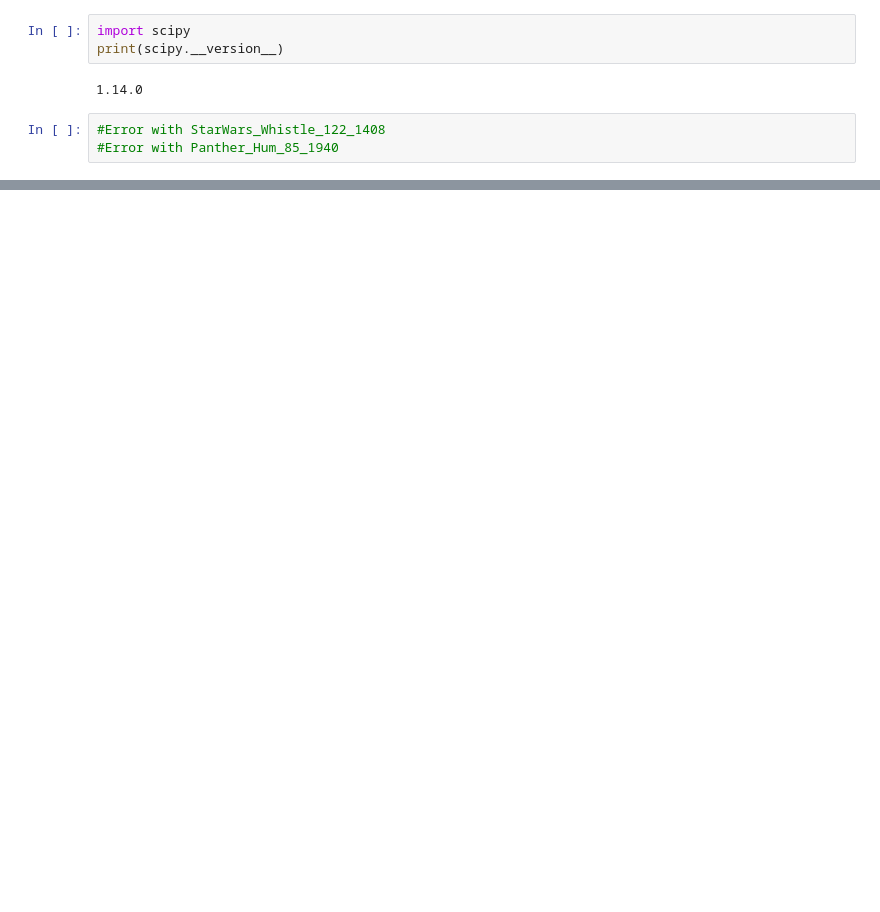
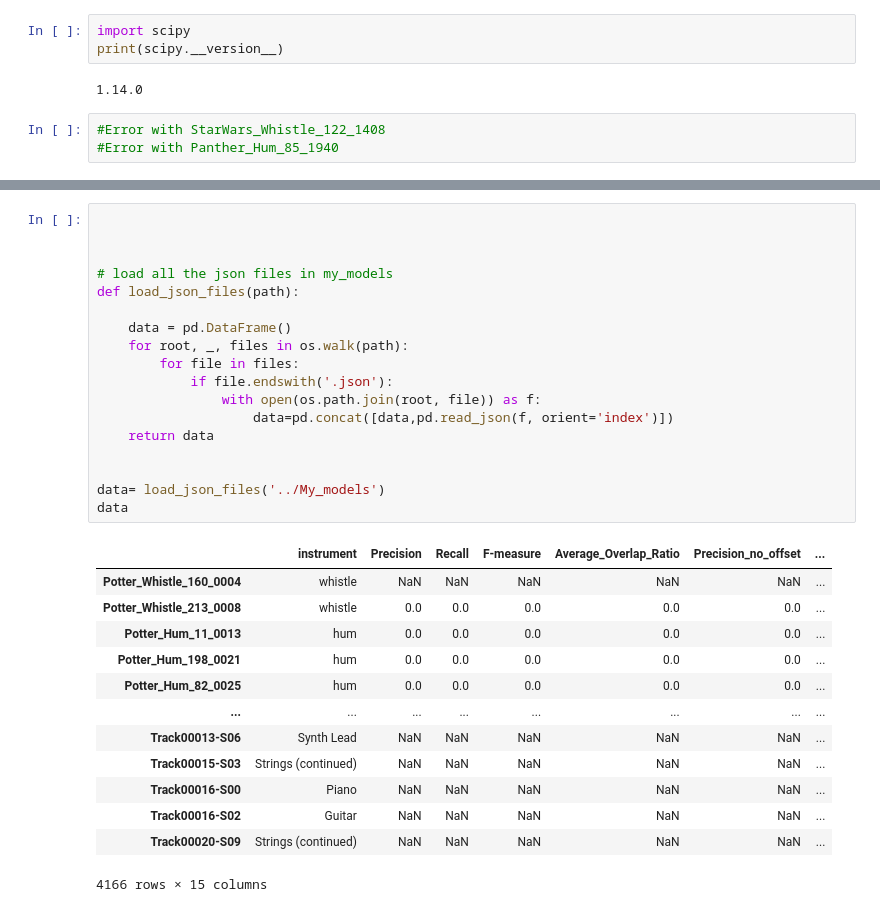
Before and after one commit to Lorenzo2703/Advanced_Pitch, a Jupyter notebook: BasicPitch/basic_pitch/Utils.ipynb, the cells around one changed output, grey strips where cells are left out. Saved outputs shown, nothing was run; the diff lists cells and outputs as text; blank space fills up the shorter version.

```diff
--- a/BasicPitch/basic_pitch/Utils.ipynb
+++ b/BasicPitch/basic_pitch/Utils.ipynb
@@ -264,0 +358,32 @@ class HWDFilterInvalidTracks(beam.DoFn):
+# %%
+
+
+
+# load all the json files in my_models
+def load_json_files(path):
+
+    data = pd.DataFrame()
+    for root, _, files in os.walk(path):
+        for file in files:
+            if file.endswith('.json'):
+                with open(os.path.join(root, file)) as f:
+                    data=pd.concat([data,pd.read_json(f, orient='index')])
+    return data
+
+
+data= load_json_files('../My_models')
+data
+# %% [output]
+|  | instrument | Precision | Recall | F-measure | Average_Overlap_Ratio | Precision_no_offset | ... |
+| Potter_Whistle_160_0004 | whistle | NaN | NaN | NaN | NaN | NaN | ... |
+| Potter_Whistle_213_0008 | whistle | 0.0 | 0.0 | 0.0 | 0.0 | 0.0 | ... |
+| Potter_Hum_11_0013 | hum | 0.0 | 0.0 | 0.0 | 0.0 | 0.0 | ... |
+| Potter_Hum_198_0021 | hum | 0.0 | 0.0 | 0.0 | 0.0 | 0.0 | ... |
+| Potter_Hum_82_0025 | hum | 0.0 | 0.0 | 0.0 | 0.0 | 0.0 | ... |
+| ... | ... | ... | ... | ... | ... | ... | ... |
+| Track00013-S06 | Synth Lead | NaN | NaN | NaN | NaN | NaN | ... |
+| Track00015-S03 | Strings (continued) | NaN | NaN | NaN | NaN | NaN | ... |
+| Track00016-S00 | Piano | NaN | NaN | NaN | NaN | NaN | ... |
+| Track00016-S02 | Guitar | NaN | NaN | NaN | NaN | NaN | ... |
+| Track00020-S09 | Strings (continued) | NaN | NaN | NaN | NaN | NaN | ... |
+4166 rows × 15 columns
```
Also changed, not shown: parts of 9 cells of this notebook, 1 other file.
